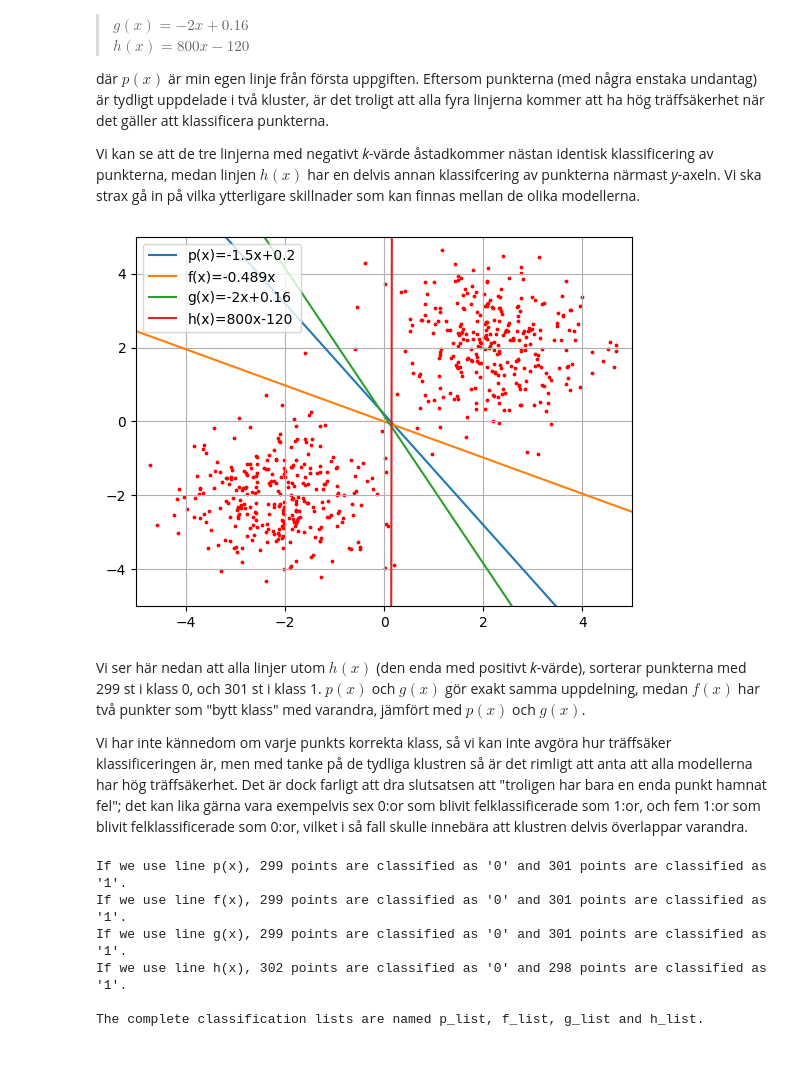
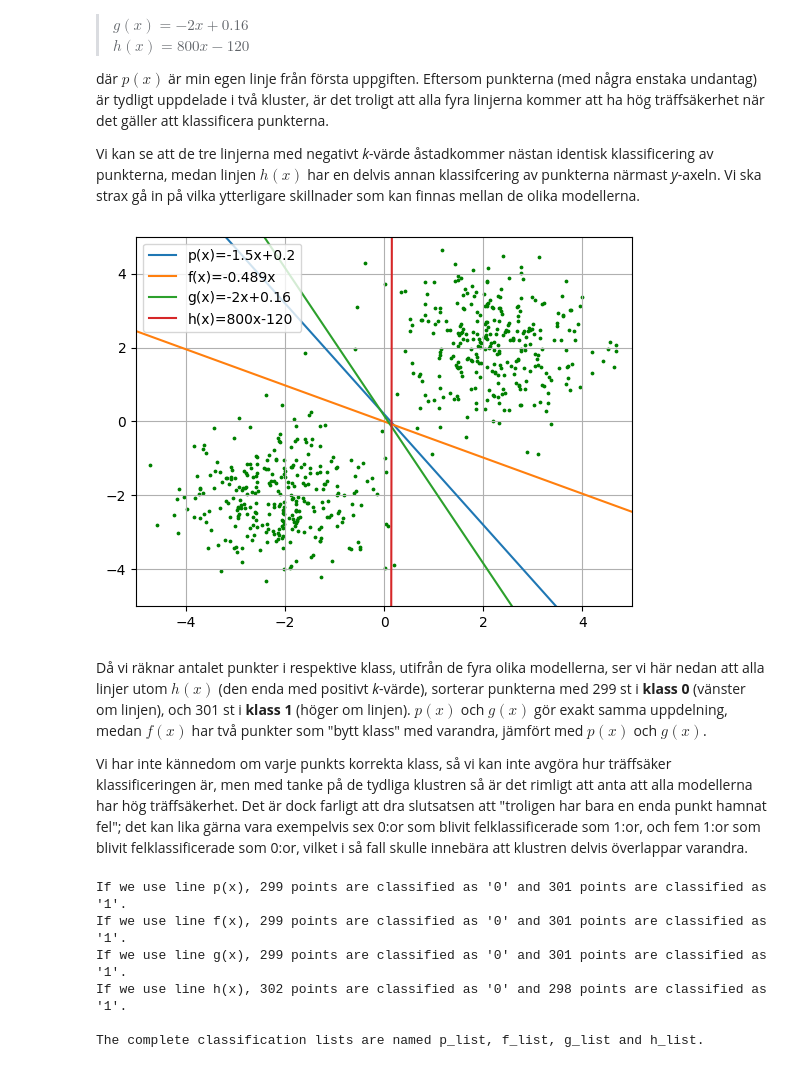
Before and after one commit to bearwinterfirth/linear, a Jupyter notebook: sort_alternative.ipynb, the cells around one changed output. Saved outputs shown, nothing was run; the diff lists cells and outputs as text; code cells hidden in the pictures.

```diff
--- a/sort_alternative.ipynb
+++ b/sort_alternative.ipynb
@@ -23,37 +23,37 @@ data_list=[]            # all points will be stored here
 
 def read_unlabelled_data():
     with open(path1, "r") as data:
         for row in data:
             row_list=row.strip().split(",")
             data_list.append(row_list)
 
 def plot_lines():
     x_values=np.linspace(-5,5,11)
     for j in range(4):
         k = k_values[j]
         m = m_values[j]
         y_values=[k * x + m for x in x_values]
         plt.plot(x_values, y_values)
 
 def plot_points():
     x, y = [], []
     for j in data_list:
         x.append(float(j[0]))
         y.append(float(j[1]))
-    plt.scatter(x, y, c="r", s=3)
+    plt.scatter(x, y, c="g", s=3)
     plt.grid()
     plt.xlim(-5,5)
     plt.ylim(-5,5)
     plt.legend(["p(x)=-1.5x+0.2", "f(x)=-0.489x", "g(x)=-2x+0.16", "h(x)=800x-120"])
     plt.show()
 
 read_unlabelled_data()
 plot_lines()
 plot_points()
 # %% [output]
-[figure, old version]
+[figure, new version]
 # %% [markdown]
-Vi ser här nedan att alla linjer utom $h(x)$ (den enda med positivt _k_-värde), sorterar punkterna med 299 st i klass 0, och 301 st i klass 1. $p(x)$ och $g(x)$ gör exakt samma uppdelning, medan $f(x)$ har två punkter som "bytt klass" med varandra, jämfört med $p(x)$ och $g(x)$.
+Då vi räknar antalet punkter i respektive klass, utifrån de fyra olika modellerna, ser vi här nedan att alla linjer utom $h(x)$ (den enda med positivt _k_-värde), sorterar punkterna med 299 st i __klass 0__ (vänster om linjen), och 301 st i __klass 1__ (höger om linjen). $p(x)$ och $g(x)$ gör exakt samma uppdelning, medan $f(x)$ har två punkter som "bytt klass" med varandra, jämfört med $p(x)$ och $g(x)$.
 
 Vi har inte kännedom om varje punkts korrekta klass, så vi kan inte avgöra hur träffsäker klassificeringen är, men med tanke på de tydliga klustren så är det rimligt att anta att alla modellerna har hög träffsäkerhet. Det är dock farligt att dra slutsatsen att "troligen har bara en enda punkt hamnat fel"; det kan lika gärna vara exempelvis sex 0:or som blivit felklassificerade som 1:or, och fem 1:or som blivit felklassificerade som 0:or, vilket i så fall skulle innebära att klustren delvis överlappar varandra.
 # %%
```
Also changed, not shown: parts of 4 cells of this notebook, 1 other file.
